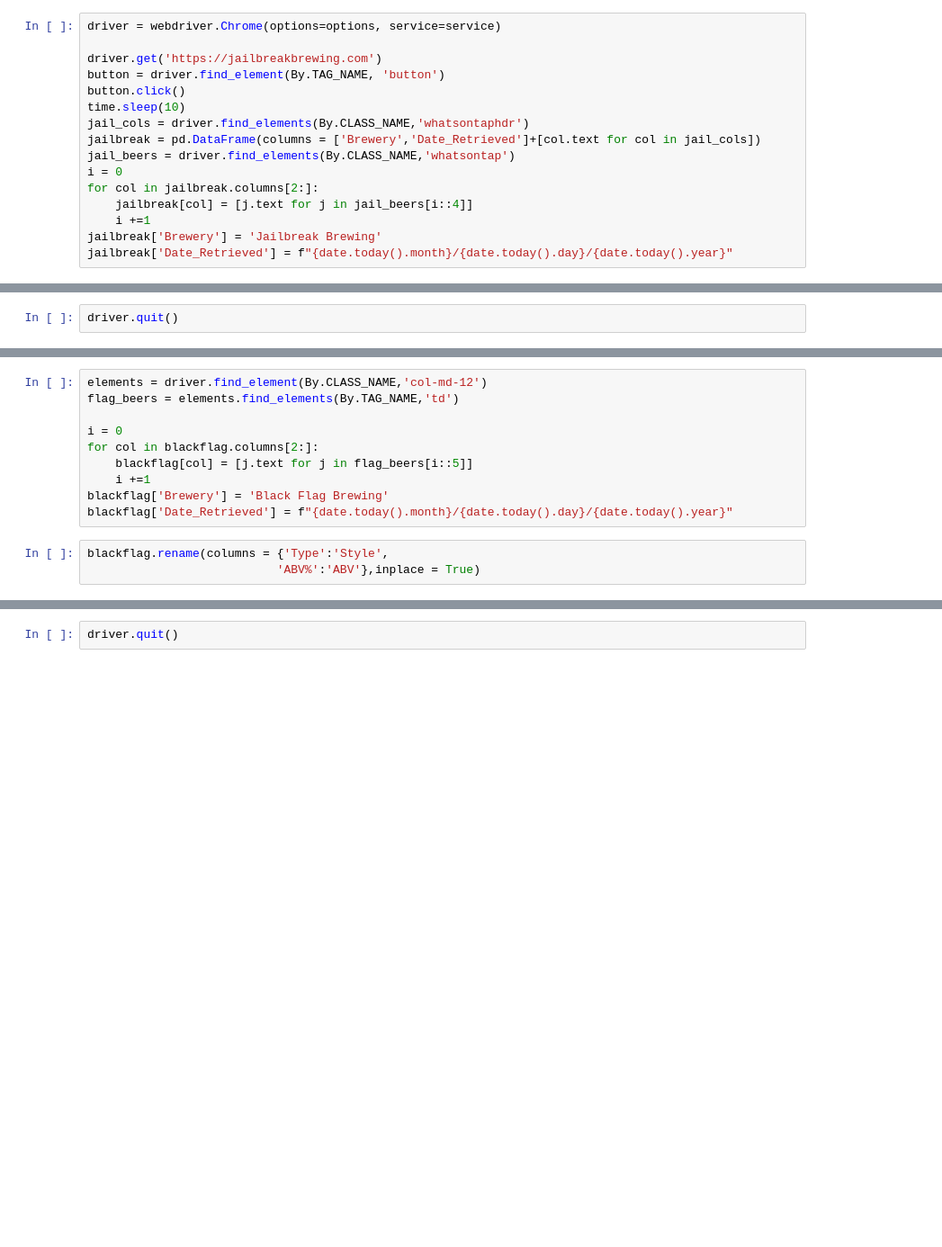
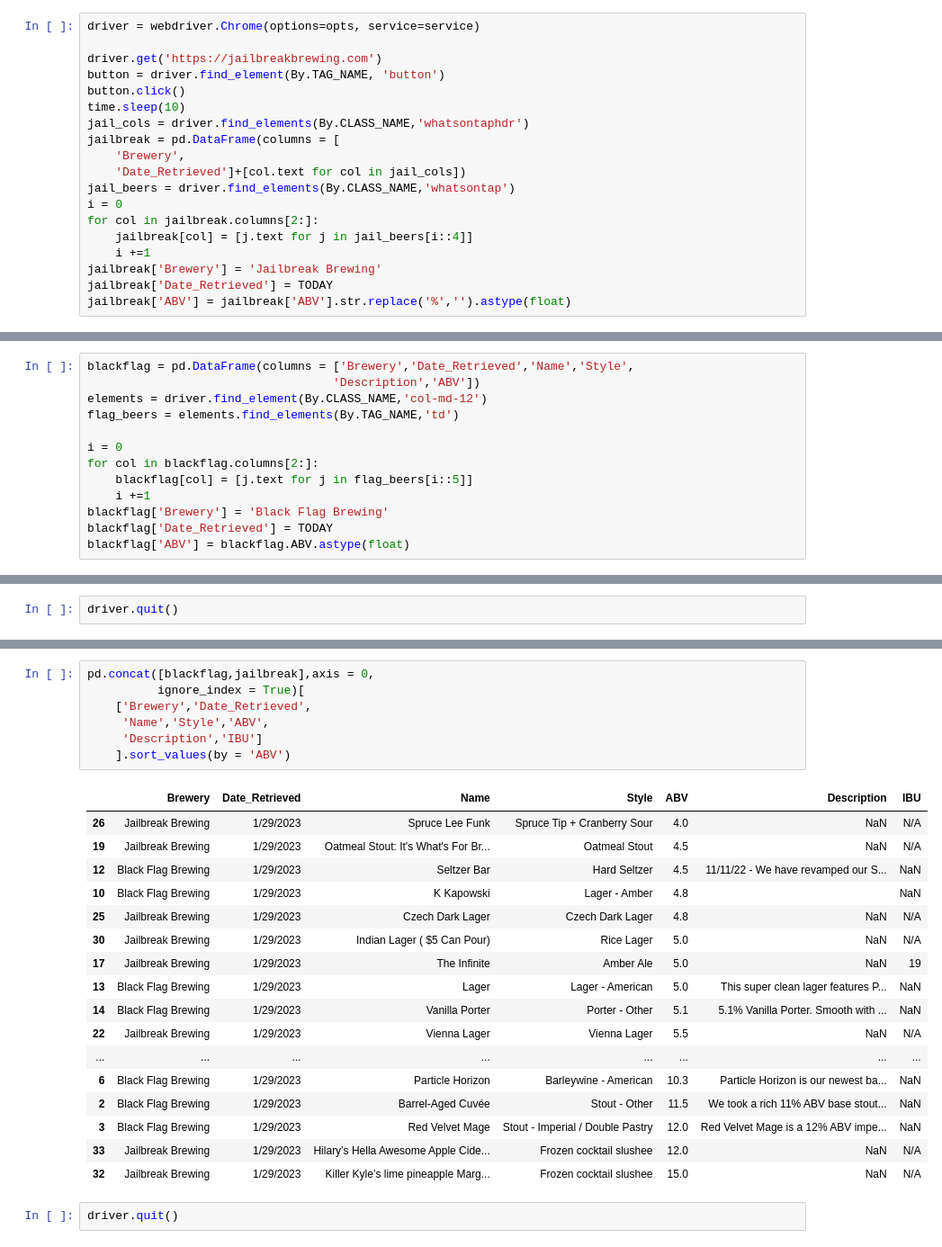
Before and after one commit to pizacd/MD_brewery_scraper, a Jupyter notebook: Brewery_scraper.ipynb, the cells around one changed output, grey strips where cells are left out. Shown: that part at 90% size. Drawn from its saved outputs; the diff is of its cells as text; blank space fills up the shorter version.

Commit message:
Reduced line length to PEP-8 standards and added scraping for another brewery.

```diff
--- a/Brewery_scraper.ipynb
+++ b/Brewery_scraper.ipynb
@@ -30,16 +32,19 @@ options.add_argument("user-agent=Mozilla/5.0 (Macintosh; Intel Mac OS X 10_15_7)
 # %%
-driver = webdriver.Chrome(options=options, service=service)
+driver = webdriver.Chrome(options=opts, service=service)
 
 driver.get('https://jailbreakbrewing.com')
 button = driver.find_element(By.TAG_NAME, 'button')
 button.click()
 time.sleep(10)
 jail_cols = driver.find_elements(By.CLASS_NAME,'whatsontaphdr')
-jailbreak = pd.DataFrame(columns = ['Brewery','Date_Retrieved']+[col.text for col in jail_cols])
+jailbreak = pd.DataFrame(columns = [
+    'Brewery',
+    'Date_Retrieved']+[col.text for col in jail_cols])
 jail_beers = driver.find_elements(By.CLASS_NAME,'whatsontap')
 i = 0
 for col in jailbreak.columns[2:]:
     jailbreak[col] = [j.text for j in jail_beers[i::4]]
     i +=1
 jailbreak['Brewery'] = 'Jailbreak Brewing'
-jailbreak['Date_Retrieved'] = f"{date.today().month}/{date.today().day}/{date.today().year}"
+jailbreak['Date_Retrieved'] = TODAY
+jailbreak['ABV'] = jailbreak['ABV'].str.replace('%','').astype(float)
@@ -45,0 +79,13 @@ jailbreak['Date_Retrieved'] = f"{date.today().month}/{date.today().day}/{date.to
+# %%
+blackflag = pd.DataFrame(columns = ['Brewery','Date_Retrieved','Name','Style',
+                                   'Description','ABV'])
+elements = driver.find_element(By.CLASS_NAME,'col-md-12')
+flag_beers = elements.find_elements(By.TAG_NAME,'td')
+
+i = 0
+for col in blackflag.columns[2:]:
+    blackflag[col] = [j.text for j in flag_beers[i::5]]
+    i +=1
+blackflag['Brewery'] = 'Black Flag Brewing'
+blackflag['Date_Retrieved'] = TODAY
+blackflag['ABV'] = blackflag.ABV.astype(float)
@@ -59,13 +115,0 @@ blackflag
-# %%
-elements = driver.find_element(By.CLASS_NAME,'col-md-12')
-flag_beers = elements.find_elements(By.TAG_NAME,'td')
-
-i = 0
-for col in blackflag.columns[2:]:
-    blackflag[col] = [j.text for j in flag_beers[i::5]]
-    i +=1
-blackflag['Brewery'] = 'Black Flag Brewing'
-blackflag['Date_Retrieved'] = f"{date.today().month}/{date.today().day}/{date.today().year}"
-# %%
-blackflag.rename(columns = {'Type':'Style',
-                           'ABV%':'ABV'},inplace = True)
@@ -72,2 +120,27 @@ blackflag.rename(columns = {'Type':'Style',
+# %%
+pd.concat([blackflag,jailbreak],axis = 0,
+          ignore_index = True)[
+    ['Brewery','Date_Retrieved',
+     'Name','Style','ABV',
+     'Description','IBU']
+    ].sort_values(by = 'ABV')
+# %% [output]
+|  | Brewery | Date_Retrieved | Name | Style | ABV | Description | IBU |
+| 26 | Jailbreak Brewing | 1/29/2023 | Spruce Lee Funk | Spruce Tip + Cranberry Sour | 4.0 | NaN | N/A |
+| 19 | Jailbreak Brewing | 1/29/2023 | Oatmeal Stout: It's What's For Br... | Oatmeal Stout | 4.5 | NaN | N/A |
+| 12 | Black Flag Brewing | 1/29/2023 | Seltzer Bar | Hard Seltzer | 4.5 | 11/11/22 - We have revamped our S... | NaN |
+| 10 | Black Flag Brewing | 1/29/2023 | K Kapowski | Lager - Amber | 4.8 |  | NaN |
+| 25 | Jailbreak Brewing | 1/29/2023 | Czech Dark Lager | Czech Dark Lager | 4.8 | NaN | N/A |
+| 30 | Jailbreak Brewing | 1/29/2023 | Indian Lager ( $5 Can Pour) | Rice Lager | 5.0 | NaN | N/A |
+| 17 | Jailbreak Brewing | 1/29/2023 | The Infinite | Amber Ale | 5.0 | NaN | 19 |
+| 13 | Black Flag Brewing | 1/29/2023 | Lager | Lager - American | 5.0 | This super clean lager features P... | NaN |
+| 14 | Black Flag Brewing | 1/29/2023 | Vanilla Porter | Porter - Other | 5.1 | 5.1% Vanilla Porter. Smooth with ... | NaN |
+| 22 | Jailbreak Brewing | 1/29/2023 | Vienna Lager | Vienna Lager | 5.5 | NaN | N/A |
+| ... | ... | ... | ... | ... | ... | ... | ... |
+| 6 | Black Flag Brewing | 1/29/2023 | Particle Horizon | Barleywine - American | 10.3 | Particle Horizon is our newest ba... | NaN |
+| 2 | Black Flag Brewing | 1/29/2023 | Barrel-Aged Cuvée | Stout - Other | 11.5 | We took a rich 11% ABV base stout... | NaN |
+| 3 | Black Flag Brewing | 1/29/2023 | Red Velvet Mage | Stout - Imperial / Double Pastry | 12.0 | Red Velvet Mage is a 12% ABV impe... | NaN |
+| 33 | Jailbreak Brewing | 1/29/2023 | Hilary’s Hella Awesome Apple Cide... | Frozen cocktail slushee | 12.0 | NaN | N/A |
+| 32 | Jailbreak Brewing | 1/29/2023 | Killer Kyle’s lime pineapple Marg... | Frozen cocktail slushee | 15.0 | NaN | N/A |
 # %%
 driver.quit()
```
Also changed, not shown: parts of 41 cells of this notebook.
